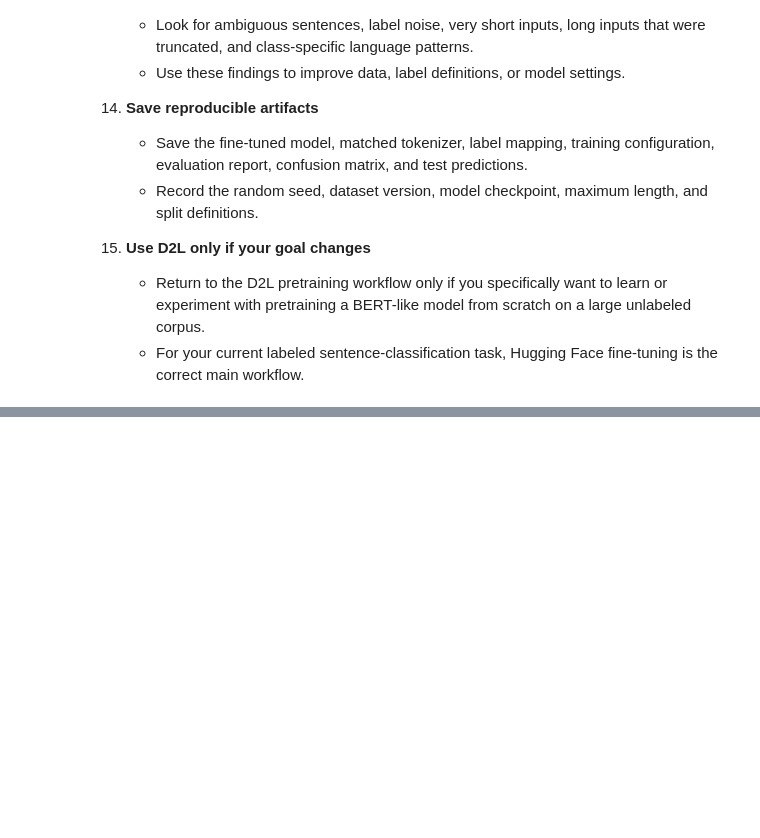
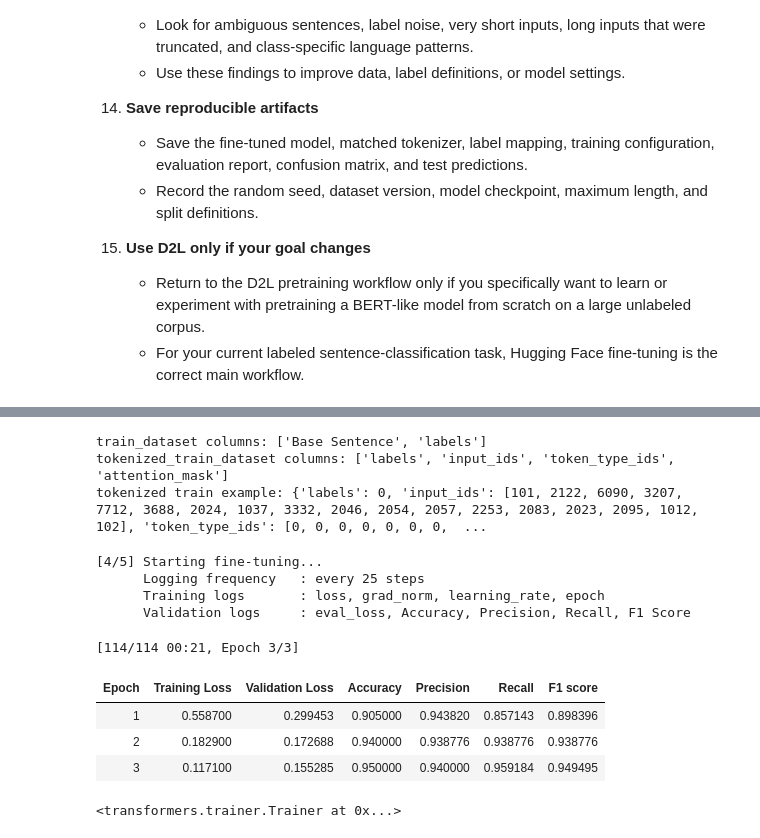
Before and after one commit to ufdatastudio/predictions, a Jupyter notebook: notebook_experiments/tutorial-text_classification_hf_d2l-tolsa_m.ipynb, the cells around one changed output, grey strips where cells are left out. Drawn from its saved outputs; the diff is of its cells as text; code cells hidden in the pictures; blank space fills up the shorter version.

```diff
--- a/notebook_experiments/tutorial-text_classification_hf_d2l-tolsa_m.ipynb
+++ b/notebook_experiments/tutorial-text_classification_hf_d2l-tolsa_m.ipynb
@@ -81,0 +732,3 @@
+# %%
+model = load_pretrained_bert_classifier(model_name, label_to_id, id_to_label)
+model
@@ -81,0 +839,13 @@
+# %%
+training_args = configure_finetuning_arguments(
+    output_dir,
+    learning_rate,
+    train_batch_size,
+    eval_batch_size,
+    epochs,
+    weight_decay,
+    logging_steps,
+    seed
+)
+
+training_args
@@ -81,0 +939,9 @@
+# %%
+trainer = build_bert_trainer(model,
+    training_args,
+    tokenized_train_dataset,
+    tokenized_val_dataset,
+    tokenizer
+)
+
+trainer
@@ -81,0 +980,37 @@
+# %%
+# ============================================================
+# BERT FINE-TUNING: STEP 4 — FINE-TUNE
+# ============================================================
+
+def run_bert_finetuning(trainer, logging_steps):
+    """Run supervised fine-tuning on the labeled training sentences."""
+    print("\n[4/5] Starting fine-tuning...")
+    print(f"      Logging frequency   : every {logging_steps} steps")
+    print("      Training logs       : loss, grad_norm, learning_rate, epoch")
+    print("      Validation logs     : eval_loss, Accuracy, Precision, Recall, F1 Score")
+
+    trainer.train()
+
+    return trainer
+# %%
+print("train_dataset columns:", train_dataset.column_names)
+print("tokenized_train_dataset columns:", tokenized_train_dataset.column_names)
+print("tokenized train example:", tokenized_train_dataset[0])
+# %% [output]
+train_dataset columns: ['Base Sentence', 'labels']
+tokenized_train_dataset columns: ['labels', 'input_ids', 'token_type_ids', 'attention_mask']
+tokenized train example: {'labels': 0, 'input_ids': [101, 2122, 6090, 3207, 7712, 3688, 2024, 1037, 3332, 2046, 2054, 2057, 2253, 2083, 2023, 2095, 1012, 102], 'token_type_ids': [0, 0, 0, 0, 0, 0, 0,  ...
+# %%
+trainer = run_bert_finetuning(trainer, logging_steps)
+trainer
+# %% [output]
+[4/5] Starting fine-tuning...
+      Logging frequency   : every 25 steps
+      Training logs       : loss, grad_norm, learning_rate, epoch
+      Validation logs     : eval_loss, Accuracy, Precision, Recall, F1 Score
+[114/114 00:21, Epoch 3/3]
+| Epoch | Training Loss | Validation Loss | Accuracy | Precision | Recall | F1 score |
+| 1 | 0.558700 | 0.299453 | 0.905000 | 0.943820 | 0.857143 | 0.898396 |
+| 2 | 0.182900 | 0.172688 | 0.940000 | 0.938776 | 0.938776 | 0.938776 |
+| 3 | 0.117100 | 0.155285 | 0.950000 | 0.940000 | 0.959184 | 0.949495 |
+<transformers.trainer.Trainer at 0x...>
```
Also changed, not shown: parts of 59 cells of this notebook, 2 other files.
